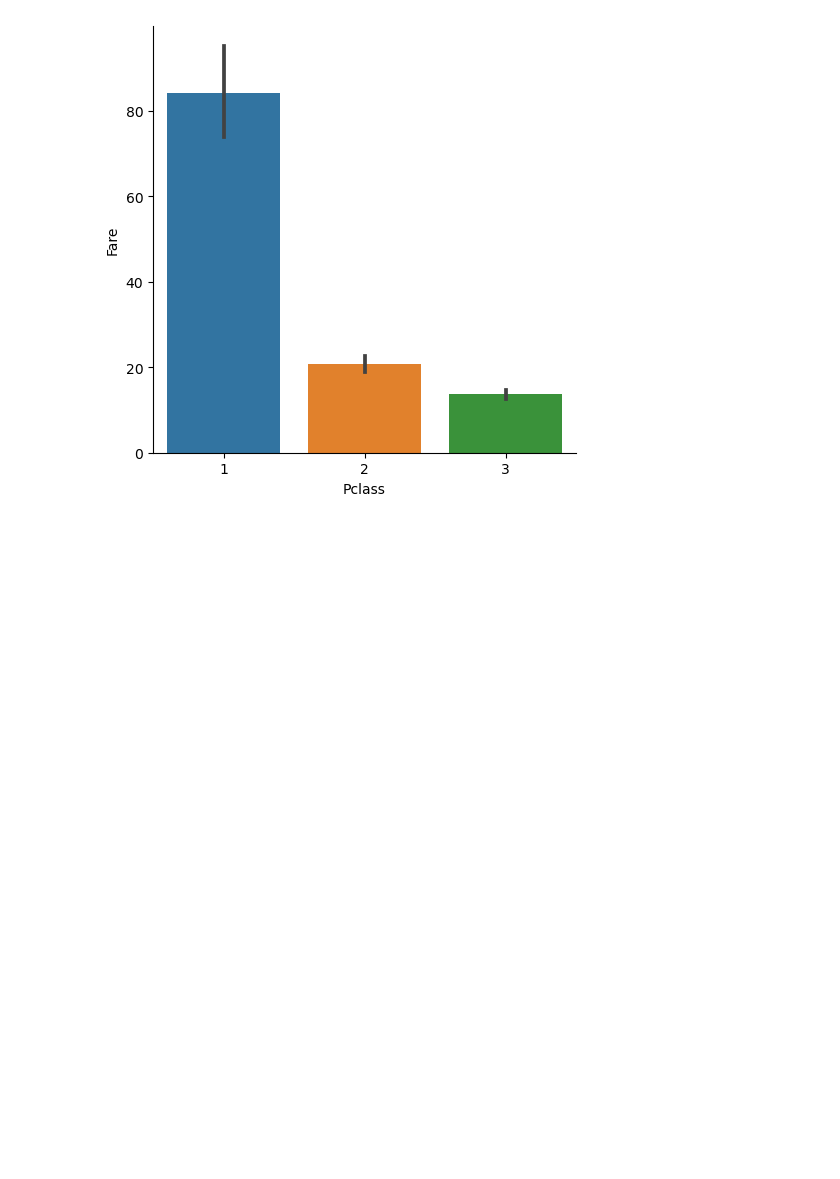
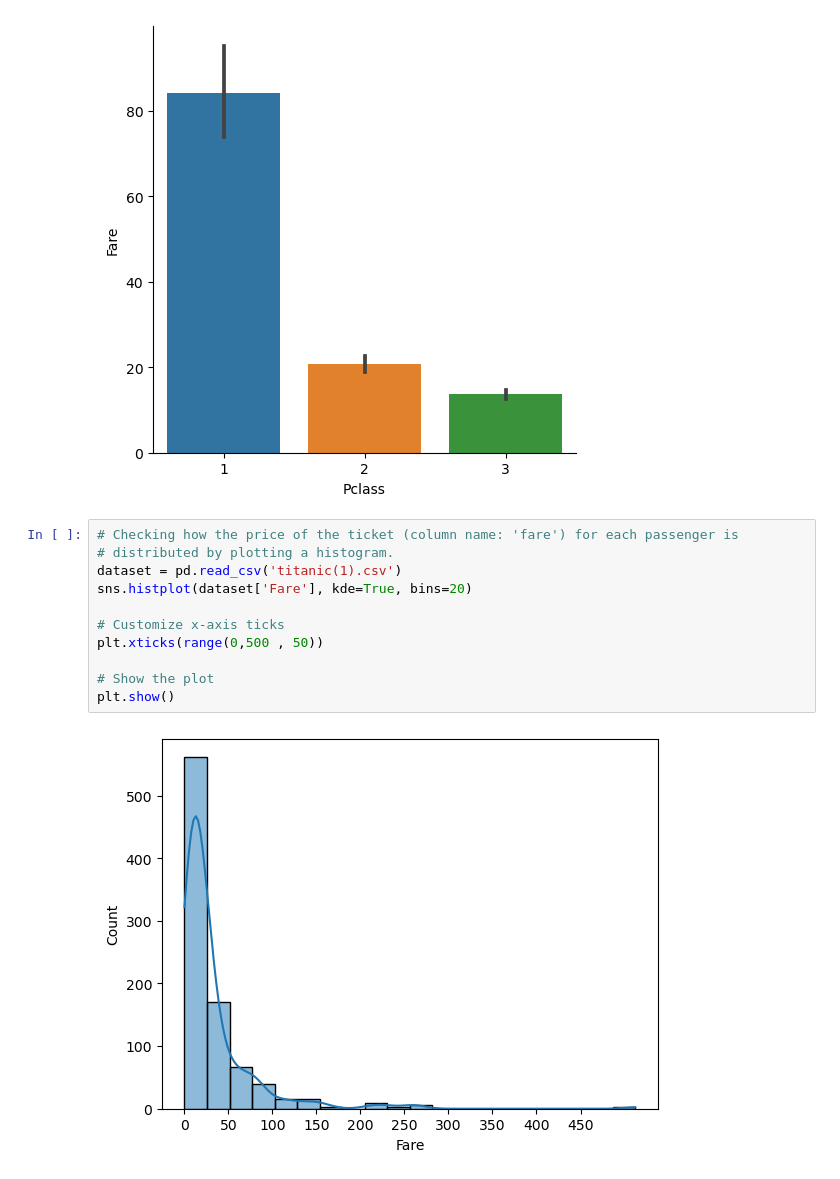
Before and after one commit to Pruthvij008/DSBDA-SPPU-LAB-ASSIGNMENT, a Jupyter notebook: Assignment 4.ipynb, the cells around one changed output. Drawn from its saved outputs; the diff is of its cells as text; blank space fills up the shorter version.

```diff
--- a/Assignment 4.ipynb
+++ b/Assignment 4.ipynb
@@ -171,3 +171,16 @@ sns.catplot(x='Pclass', y='Fare', data=df, kind='bar')
 # %% [output]
 <seaborn.axisgrid.FacetGrid at 0x...>
 [figure]
+# %%
+# Checking how the price of the ticket (column name: 'fare') for each passenger is
+# distributed by plotting a histogram.
+dataset = pd.read_csv('titanic(1).csv')
+sns.histplot(dataset['Fare'], kde=True, bins=20)
+
+# Customize x-axis ticks
+plt.xticks(range(0,500 , 50))
+
+# Show the plot
+plt.show()
+# %% [output]
+[figure, added]
```
Also changed, not shown: parts of 1 cell of this notebook.
